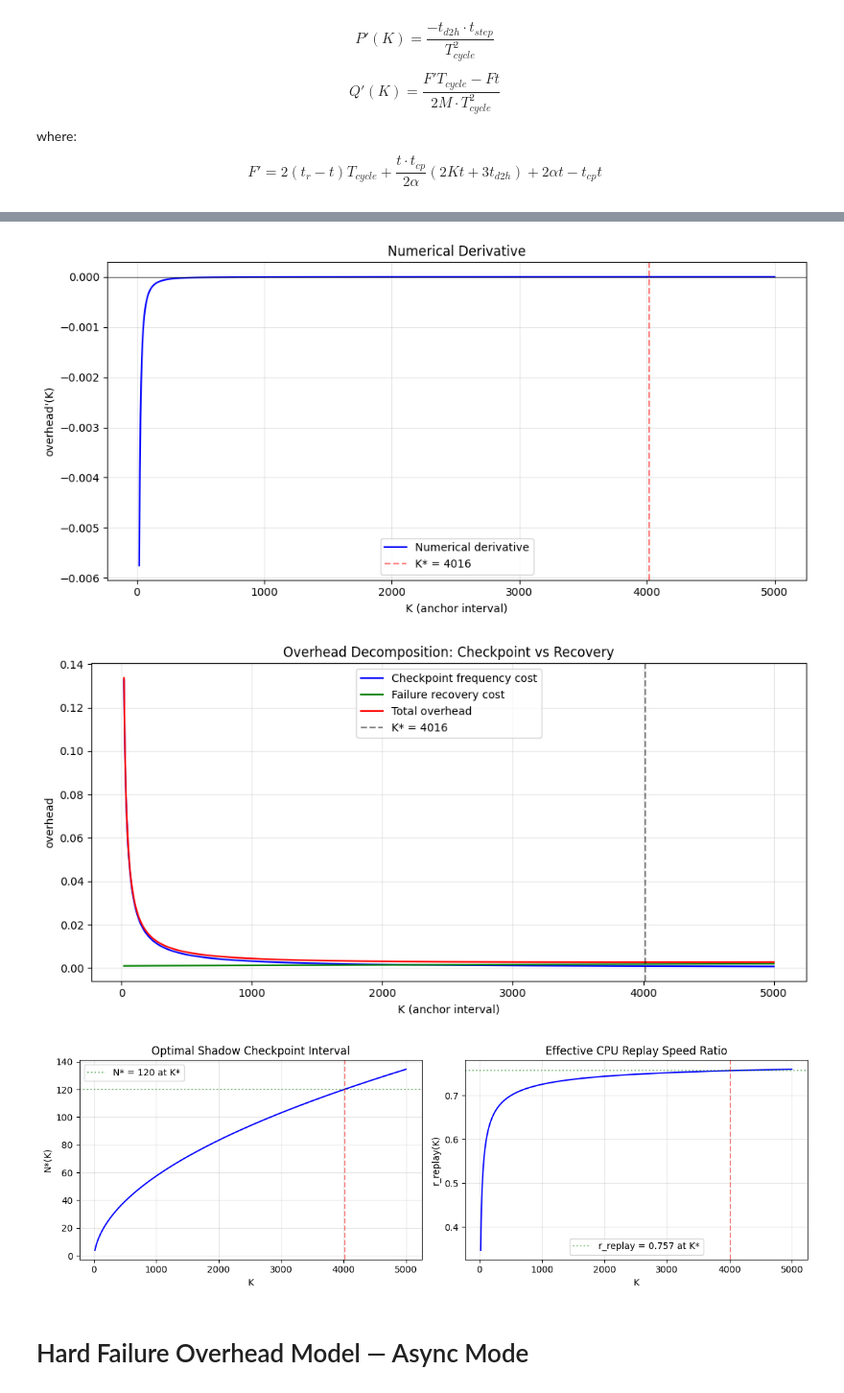
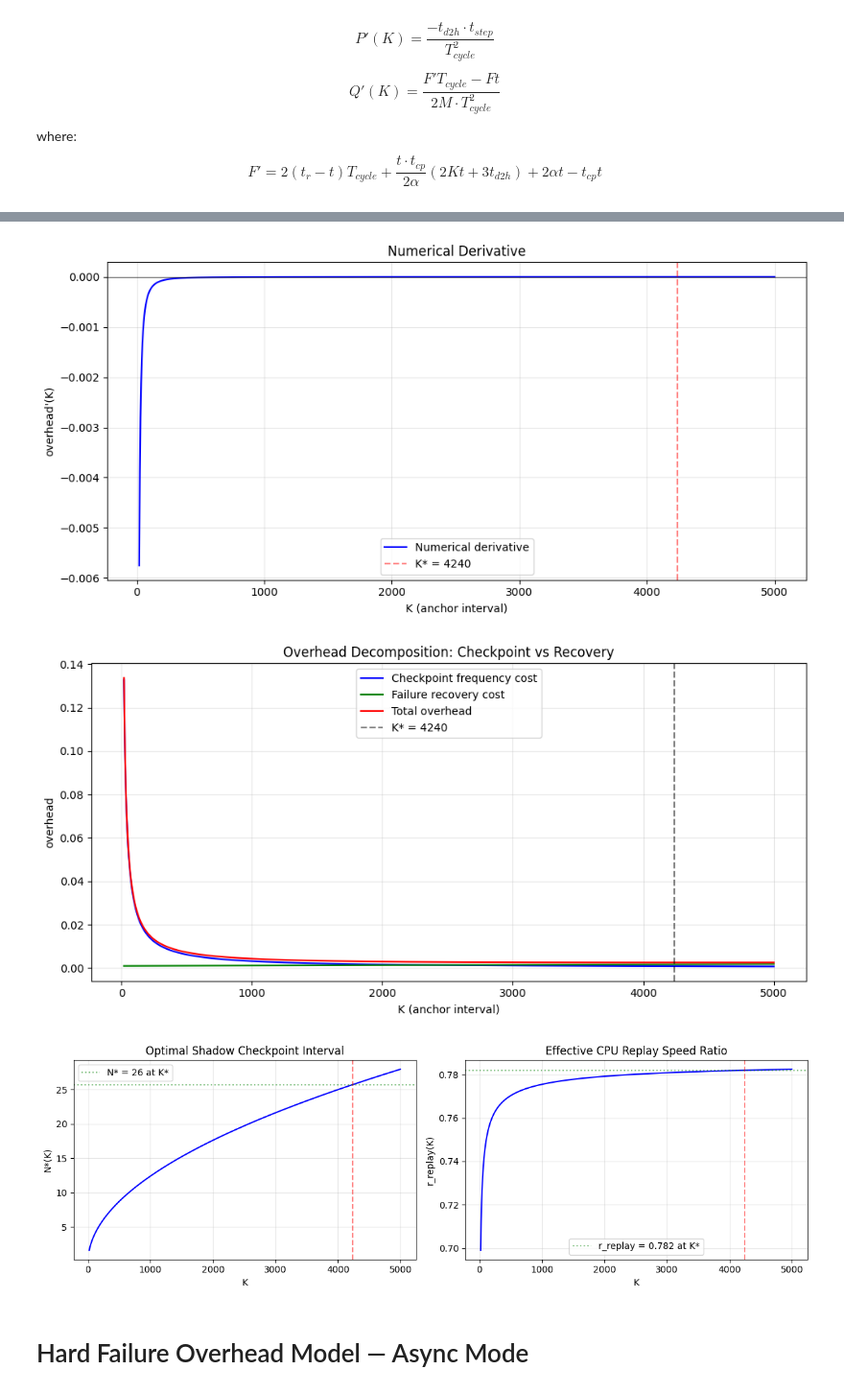
Before and after one commit to SunMinqiu/NonStopZO2, a Jupyter notebook: experiments/Eval_and_Plot.ipynb, the cells around one changed output, grey strips where cells are left out. Shown at 96% size. Saved outputs shown, nothing was run; the diff lists cells and outputs as text; code cells hidden in the pictures.

```diff
--- a/experiments/Eval_and_Plot.ipynb
+++ b/experiments/Eval_and_Plot.ipynb
@@ -135,7 +135,7 @@ t_d2h    = 2.0       # anchor D2H time (s)
 
 t_r      = 0.06       # GPU single-step replay time (s)
 t_rc     = 0.830       # CPU single-step replay time (s)
-t_cp     = 4.1       # CPU shadow checkpoint time (s)
+t_cp     = 0.167       # CPU shadow checkpoint time (s)
 
 L_cpu    = 36.999       # load from CPU shadow to GPU (s)
 
@@ -373,6 +373,6 @@ Key distinction:
-[figure, old version]
+[figure, new version]
-[figure, old version]
+[figure, new version]
-[figure, old version]
+[figure, new version]
 # %% [markdown]
 # Hard Failure Overhead Model — Async Mode
 # %% [markdown]
```
Also changed, not shown: parts of 1 cell of this notebook, 18 other files.
